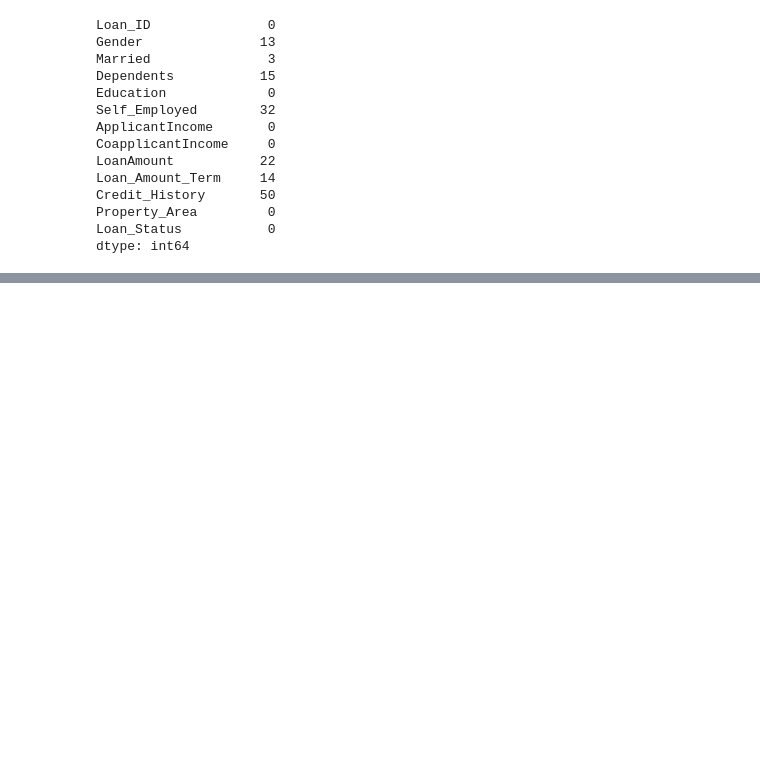
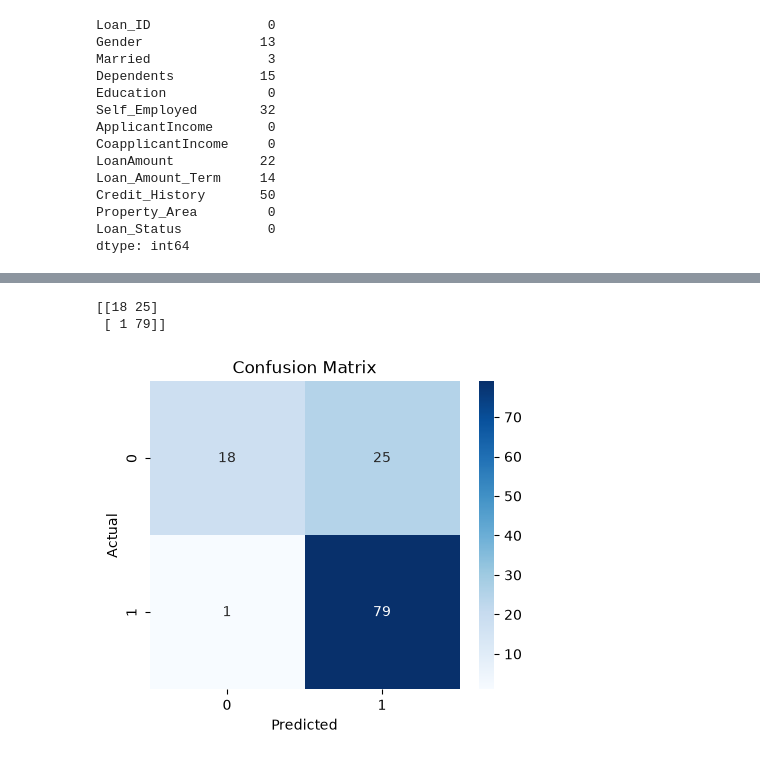
Before and after one commit to Ayusshi/loan_approval_prediction, a Jupyter notebook: notebooks/loan_approval_prediction.ipynb, the cells around one changed output, grey strips where cells are left out. Drawn from its saved outputs; the diff is of its cells as text; code cells hidden in the pictures; blank space fills up the shorter version.

```diff
--- a/notebooks/loan_approval_prediction.ipynb
+++ b/notebooks/loan_approval_prediction.ipynb
@@ -94,0 +204,7 @@ dtype: int64
+# %%
+X_train, X_test, y_train, y_test = train_test_split(
+    X,
+    y,
+    test_size=0.2,
+    random_state=42
+)
@@ -94,0 +213,2 @@ dtype: int64
+# %%
+model.fit(X_train, y_train)
@@ -94,0 +220,2 @@ dtype: int64
+# %%
+y_pred = model.predict(X_test)
@@ -94,0 +241,27 @@ dtype: int64
+# %%
+# confusion matrix
+cm = confusion_matrix(y_test, y_pred)
+
+print(cm)
+# %% [output]
+[[18 25]
+ [ 1 79]]
+# %%
+# heatmap
+
+plt.figure(figsize=(5,4))
+
+sns.heatmap(
+    cm,
+    annot=True,
+    fmt="d",
+    cmap="Blues"
+)
+
+plt.xlabel("Predicted")
+plt.ylabel("Actual")
+plt.title("Confusion Matrix")
+
+plt.show()
+# %% [output]
+[figure, added]
```
Also changed, not shown: parts of 24 cells of this notebook.
